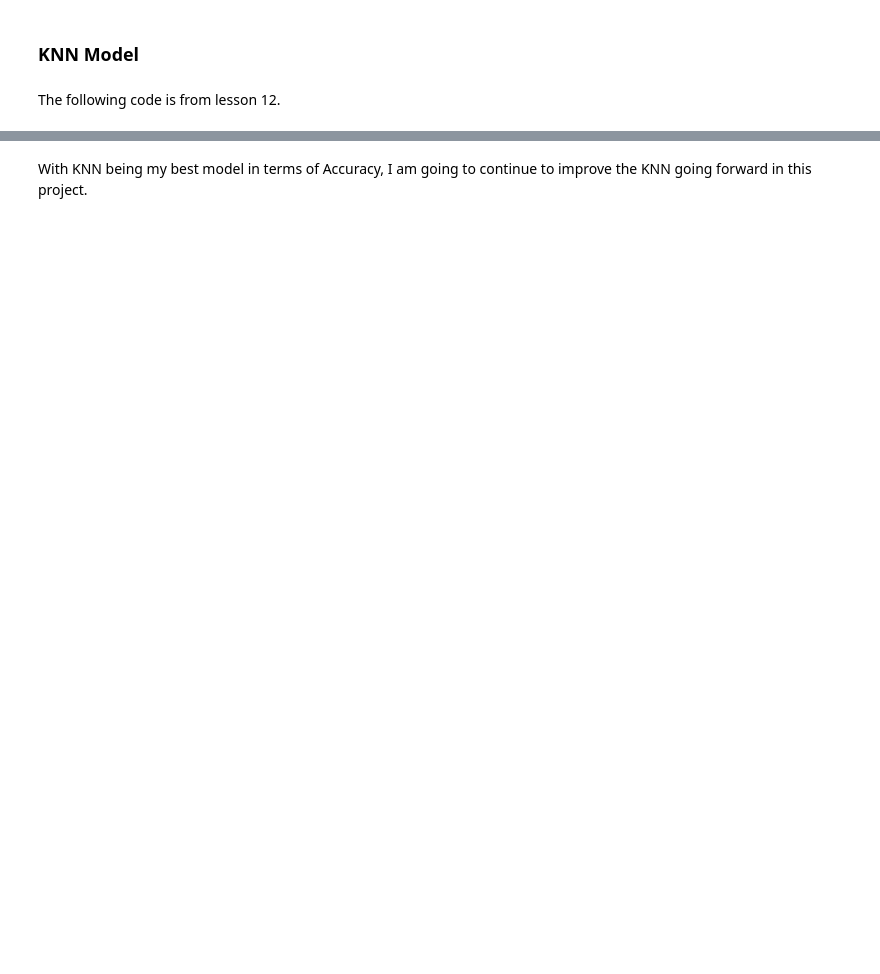
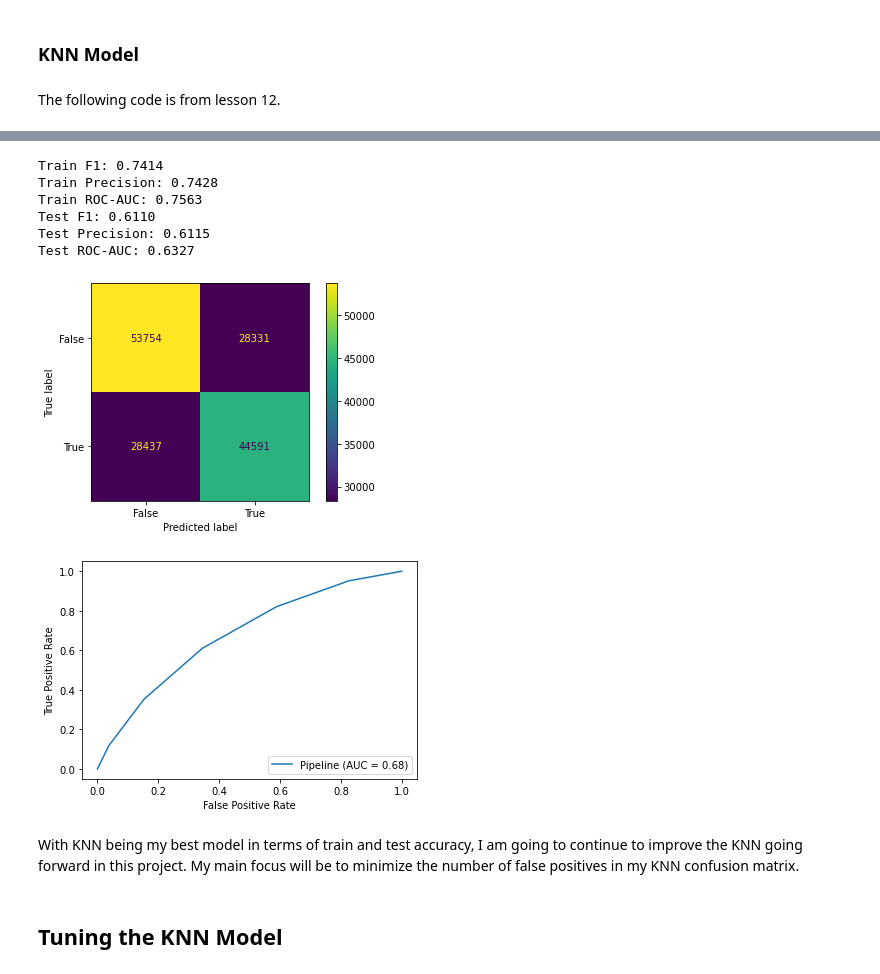
Before and after one commit to reedmartinson0405/Music-Rec-System, a Jupyter notebook: notebooks/Predicting_Popularity.ipynb, the cells around one changed output, grey strips where cells are left out. Cells and saved outputs as stored; diff of their text form; code cells hidden in the pictures; blank space fills up the shorter version.

Commit message:
updated notebook with knn model

```diff
--- a/notebooks/Predicting_Popularity.ipynb
+++ b/notebooks/Predicting_Popularity.ipynb
@@ -213,2 +243,15 @@ plot_roc_curve(knn, X_test[x_cols], y_test)
+# %%
+evaluate(clf_knn, X_train, X_test, y_train, y_test)
+# %% [output]
+Train F1: 0.7414
+Train Precision: 0.7428
+Train ROC-AUC: 0.7563
+Test F1: 0.6110
+Test Precision: 0.6115
+Test ROC-AUC: 0.6327
+[figure, added]
+[figure, added]
 # %% [markdown]
-With KNN being my best model in terms of Accuracy, I am going to continue to improve the KNN going forward in this project.
+With KNN being my best model in terms of train and test accuracy, I am going to continue to improve the KNN going forward in this project. My main focus will be to minimize the number of false positives in my KNN confusion matrix.
+# %% [markdown]
+## Tuning the KNN Model
```
Also changed, not shown: parts of 17 cells of this notebook.
